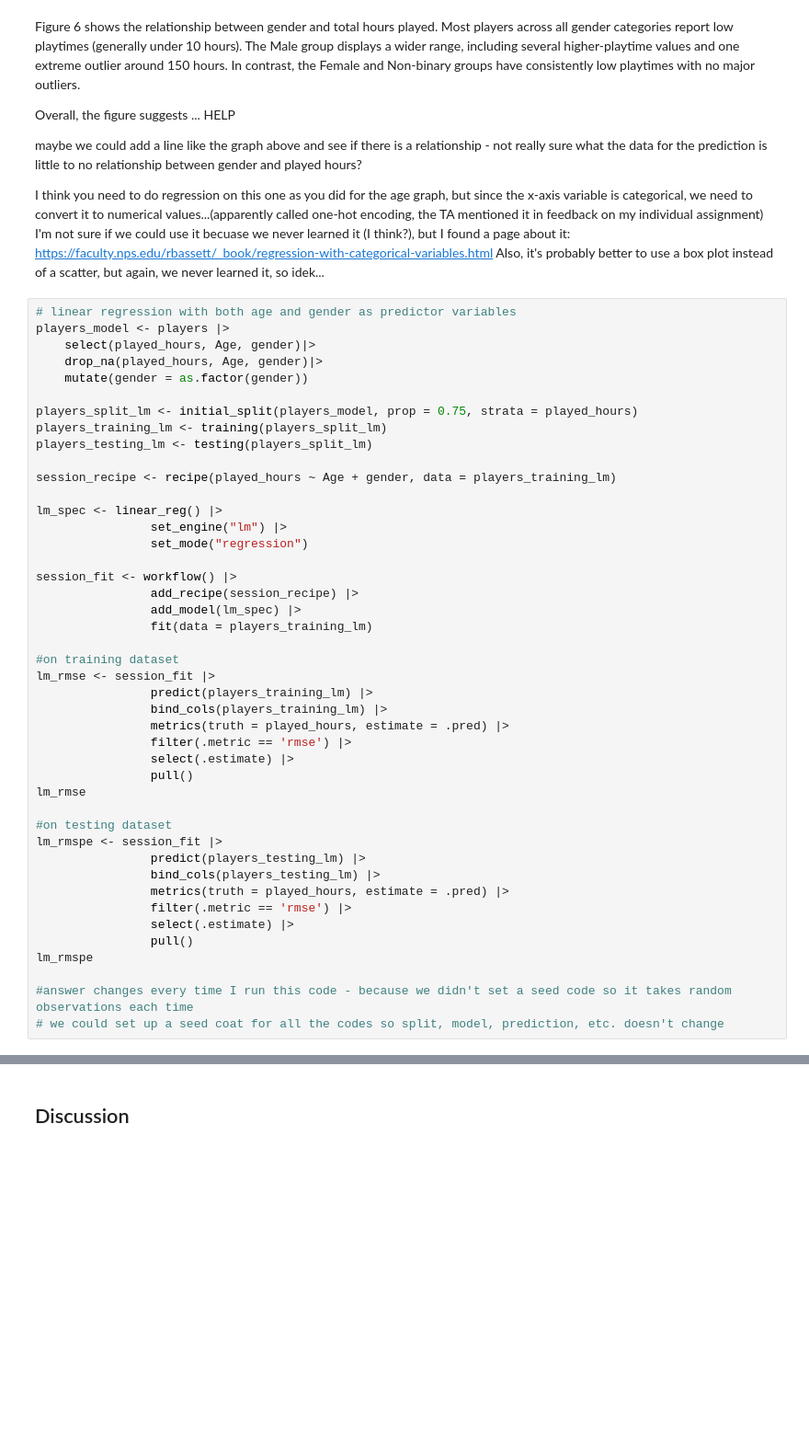
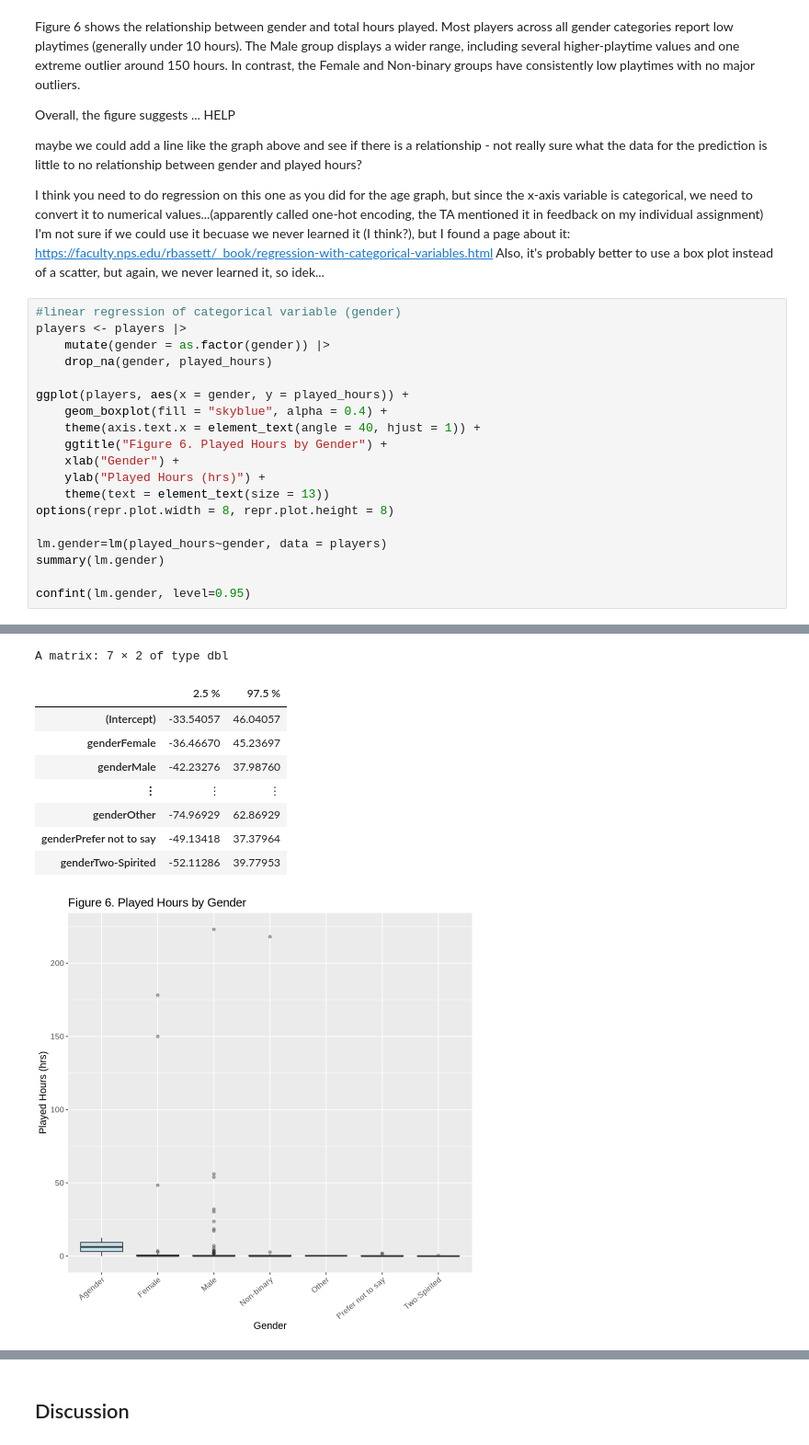
Before and after one commit to Sachi-F/dsci100_group3, a Jupyter notebook: project.ipynb, the cells around one changed output, grey strips where cells are left out. Shown at 92% size. Cells and saved outputs as stored; diff of their text form; blank space fills up the shorter version.

Commit message:
linear regression of gender
gender is a categorical variable so to do this linear regression I used one-hot-encoding

```diff
--- a/project.ipynb
+++ b/project.ipynb
@@ -369,47 +369,23 @@ little to no relationship between gender and played hours?
 
 I think you need to do regression on this one as you did for the age graph, but since the x-axis variable is categorical, we need to convert it to numerical values...(apparently called one-hot encoding, the TA mentioned it in feedback on my individual assignment) I'm not sure if we could use it becuase we never learned it (I think?), but I found a page about it: https://faculty.nps.edu/rbassett/_book/regression-with-categorical-variables.html
 Also, it's probably better to use a box plot instead of a scatter, but again, we never learned it, so idek...
-# %%
-# linear regression with both age and gender as predictor variables
-players_model <- players |>
-    select(played_hours, Age, gender)|>
-    drop_na(played_hours, Age, gender)|>
-    mutate(gender = as.factor(gender))
-
-players_split_lm <- initial_split(players_model, prop = 0.75, strata = played_hours)
-players_training_lm <- training(players_split_lm)
-players_testing_lm <- testing(players_split_lm)
-
-session_recipe <- recipe(played_hours ~ Age + gender, data = players_training_lm)
-
-lm_spec <- linear_reg() |>
-                set_engine("lm") |>
-                set_mode("regression")
-
-session_fit <- workflow() |>
-                add_recipe(session_recipe) |>
-                add_model(lm_spec) |>
-                fit(data = players_training_lm)
-
-#on training dataset
-lm_rmse <- session_fit |>
-                predict(players_training_lm) |>
-                bind_cols(players_training_lm) |>
-                metrics(truth = played_hours, estimate = .pred) |>
-                filter(.metric == 'rmse') |>
-                select(.estimate) |>
-                pull()
-lm_rmse
-
-#on testing dataset
-lm_rmspe <- session_fit |>
-                predict(players_testing_lm) |>
-                bind_cols(players_testing_lm) |>
-                metrics(truth = played_hours, estimate = .pred) |>
-                filter(.metric == 'rmse') |>
-                select(.estimate) |>
-                pull()
-lm_rmspe
-
-#answer changes every time I run this code - because we didn't set a seed code so it takes random observations each time
-# we could set up a seed coat for all the codes so split, model, prediction, etc. doesn't change
+# %%
+#linear regression of categorical variable (gender)
+players <- players |>
+    mutate(gender = as.factor(gender)) |>
+    drop_na(gender, played_hours)
+
+ggplot(players, aes(x = gender, y = played_hours)) +
+    geom_boxplot(fill = "skyblue", alpha = 0.4) +
+    theme(axis.text.x = element_text(angle = 40, hjust = 1)) +
+    ggtitle("Figure 6. Played Hours by Gender") +
+    xlab("Gender") +
+    ylab("Played Hours (hrs)") +
+    theme(text = element_text(size = 13))
+options(repr.plot.width = 8, repr.plot.height = 8)
+
+lm.gender=lm(played_hours~gender, data = players)
+summary(lm.gender)
+
+confint(lm.gender, level=0.95)
+# %% [output]
@@ -415,0 +412,10 @@ lm_rmspe
+A matrix: 7 × 2 of type dbl
+|  | 2.5 % | 97.5 % |
+| (Intercept) | -33.54057 | 46.04057 |
+| genderFemale | -36.46670 | 45.23697 |
+| genderMale | -42.23276 | 37.98760 |
+| ⋮ | ⋮ | ⋮ |
+| genderOther | -74.96929 | 62.86929 |
+| genderPrefer not to say | -49.13418 | 37.37964 |
+| genderTwo-Spirited | -52.11286 | 39.77953 |
+[figure, added]
```
Also changed, not shown: parts of 12 cells of this notebook.
